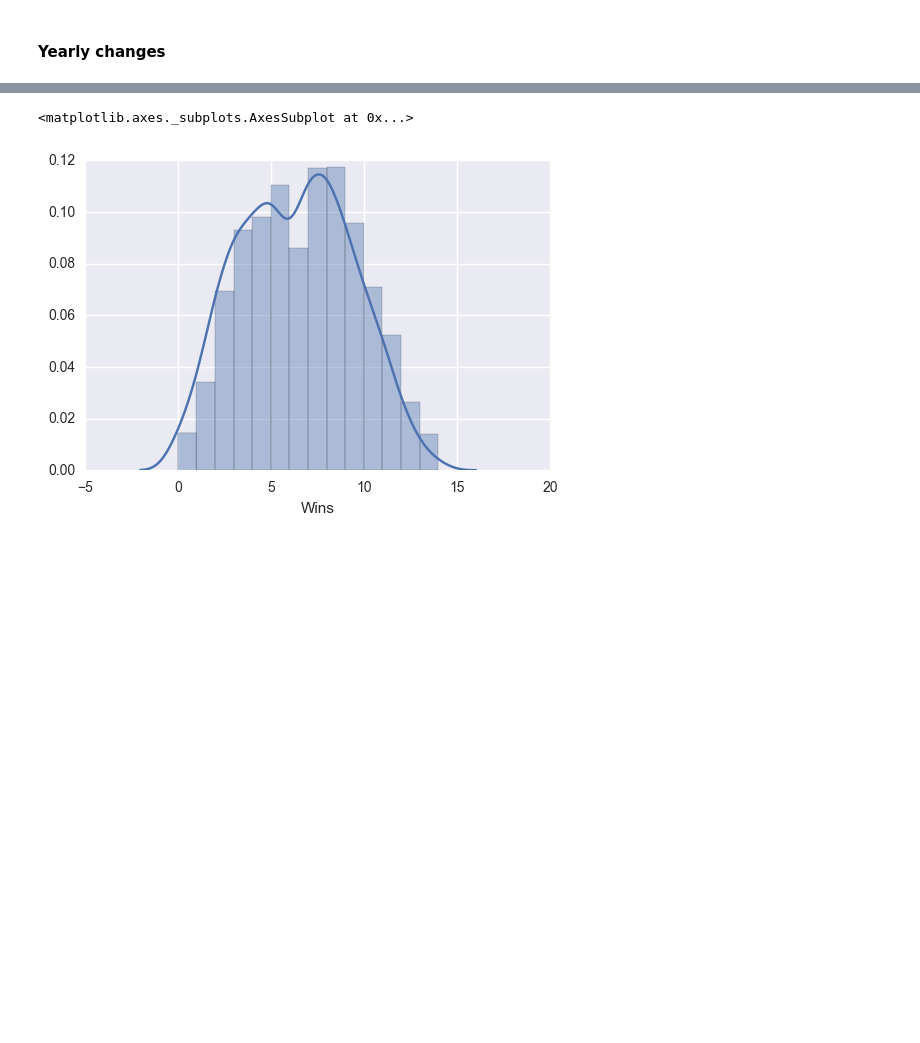
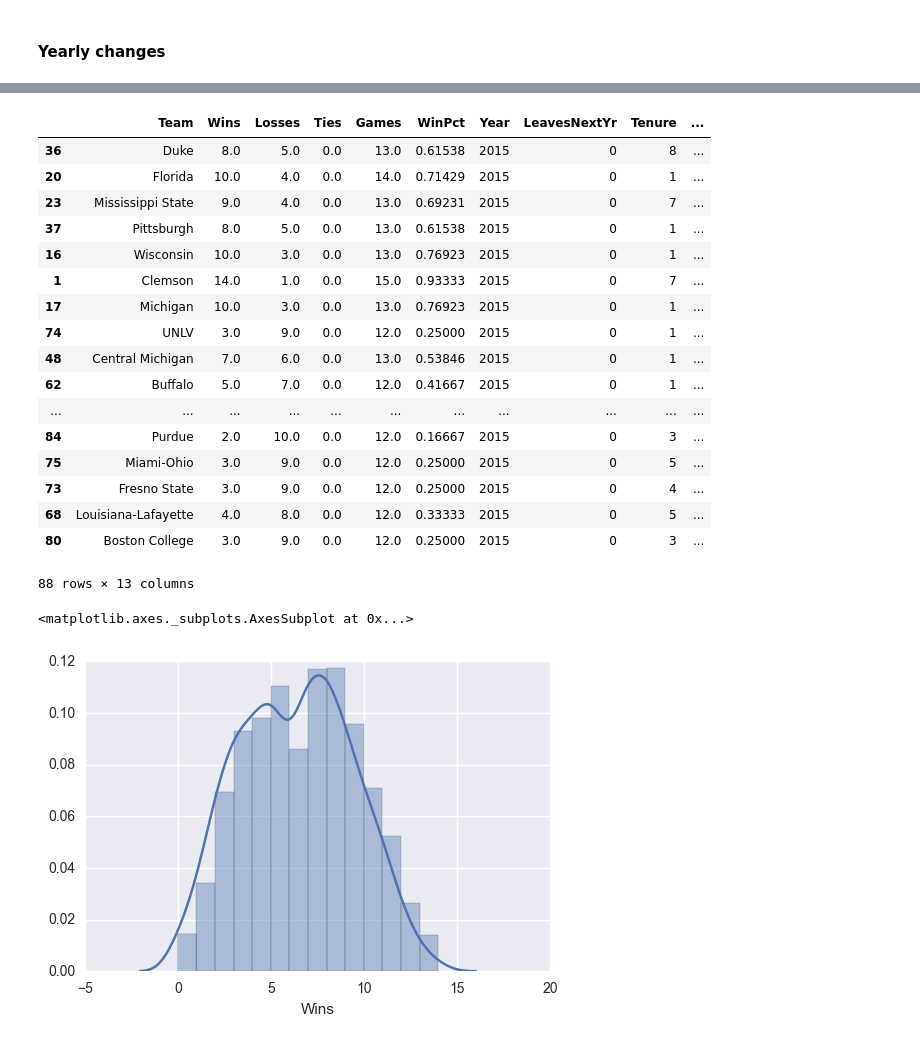
Before and after one commit to bighomeyg/ncaa_hot_seat_2016, a Jupyter notebook: hot_seat_coaches_2016.ipynb, the cells around one changed output, grey strips where cells are left out. Saved outputs shown, nothing was run; the diff lists cells and outputs as text; code cells hidden in the pictures; blank space fills up the shorter version.

```diff
--- a/hot_seat_coaches_2016.ipynb
+++ b/hot_seat_coaches_2016.ipynb
@@ -240,0 +244,12 @@ plt.show()
+# %%
+features_test = scaler.transform(test_data)
+# %%
+bu = test_set.reset_index(drop=True)
+bu['pFired'] = 0
+# %%
+max_prob = 0
+spot = 0
+for n in range(0,len(features_test)):
+    stats = features_test[n].tolist()
+    prob_fired = svm_model2.predict_proba([stats])[0][1]
+    bu.ix[n, 'pFired'] = prob_fired
@@ -241,3 +271,24 @@ plt.show()
+# %%
+bu.sort(['pFired'])
+# %% [output]
+|  | Team | Wins | Losses | Ties | Games | WinPct | Year | LeavesNextYr | Tenure | ... |
+| 36 | Duke | 8.0 | 5.0 | 0.0 | 13.0 | 0.61538 | 2015 | 0 | 8 | ... |
+| 20 | Florida | 10.0 | 4.0 | 0.0 | 14.0 | 0.71429 | 2015 | 0 | 1 | ... |
+| 23 | Mississippi State | 9.0 | 4.0 | 0.0 | 13.0 | 0.69231 | 2015 | 0 | 7 | ... |
+| 37 | Pittsburgh | 8.0 | 5.0 | 0.0 | 13.0 | 0.61538 | 2015 | 0 | 1 | ... |
+| 16 | Wisconsin | 10.0 | 3.0 | 0.0 | 13.0 | 0.76923 | 2015 | 0 | 1 | ... |
+| 1 | Clemson | 14.0 | 1.0 | 0.0 | 15.0 | 0.93333 | 2015 | 0 | 7 | ... |
+| 17 | Michigan | 10.0 | 3.0 | 0.0 | 13.0 | 0.76923 | 2015 | 0 | 1 | ... |
+| 74 | UNLV | 3.0 | 9.0 | 0.0 | 12.0 | 0.25000 | 2015 | 0 | 1 | ... |
+| 48 | Central Michigan | 7.0 | 6.0 | 0.0 | 13.0 | 0.53846 | 2015 | 0 | 1 | ... |
+| 62 | Buffalo | 5.0 | 7.0 | 0.0 | 12.0 | 0.41667 | 2015 | 0 | 1 | ... |
+| ... | ... | ... | ... | ... | ... | ... | ... | ... | ... | ... |
+| 84 | Purdue | 2.0 | 10.0 | 0.0 | 12.0 | 0.16667 | 2015 | 0 | 3 | ... |
+| 75 | Miami-Ohio | 3.0 | 9.0 | 0.0 | 12.0 | 0.25000 | 2015 | 0 | 5 | ... |
+| 73 | Fresno State | 3.0 | 9.0 | 0.0 | 12.0 | 0.25000 | 2015 | 0 | 4 | ... |
+| 68 | Louisiana-Lafayette | 4.0 | 8.0 | 0.0 | 12.0 | 0.33333 | 2015 | 0 | 5 | ... |
+| 80 | Boston College | 3.0 | 9.0 | 0.0 | 12.0 | 0.25000 | 2015 | 0 | 3 | ... |
+88 rows × 13 columns
 # %%
 sns.distplot(df['Wins'], bins = 14)
 # %% [output]
```
Also changed, not shown: parts of 23 cells of this notebook.
